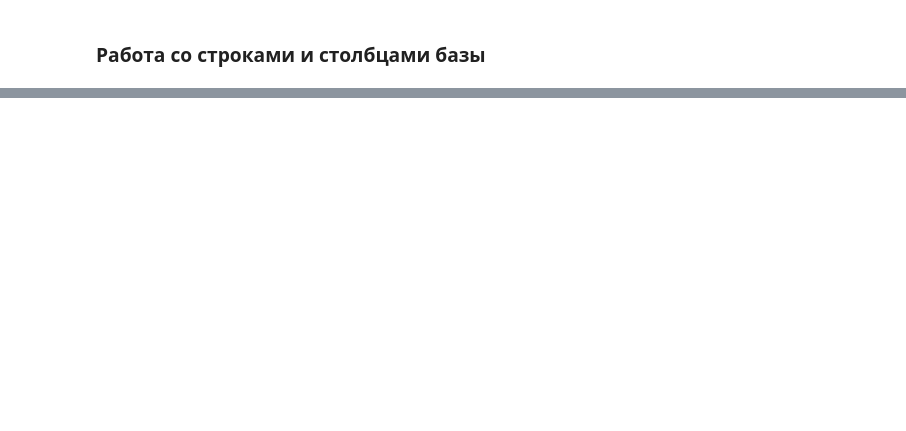
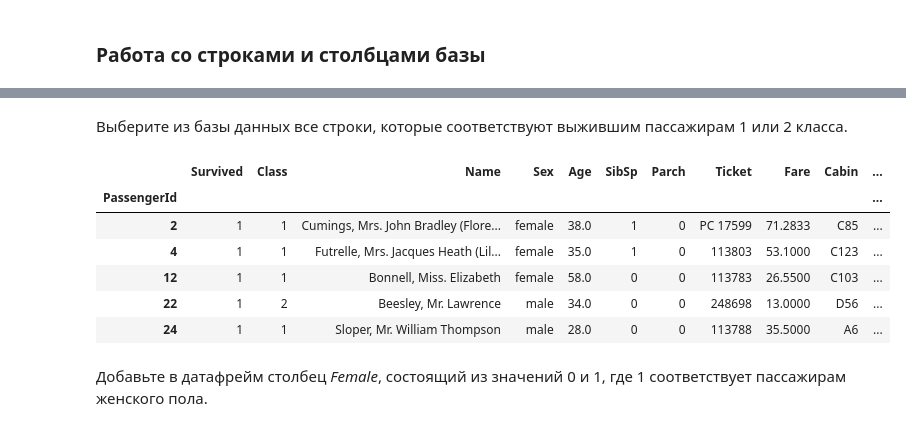
Before and after one commit to allatambov/py-icef, a Jupyter notebook: 4-19-03/practice4-solutions.ipynb, the cells around one changed output, grey strips where cells are left out. Cells and saved outputs as stored; diff of their text form; code cells hidden in the pictures; blank space fills up the shorter version.

```diff
--- a/4-19-03/practice4-solutions.ipynb
+++ b/4-19-03/practice4-solutions.ipynb
@@ -56,0 +199,17 @@
+# %% [markdown]
+Выберите из базы данных все строки, которые соответствуют выжившим пассажирам 1 или 2 класса.
+# %%
+# обратите внимание на порядок круглых скобок: здесь как в арифметике - учитывается порядок действий
+
+surv1_2 = df[(df.Survived == 1) & ((df.Class == 1) | (df.Class == 2))]
+surv1_2.head()
+# %% [output]
+|  | Survived | Class | Name | Sex | Age | SibSp | Parch | Ticket | Fare | Cabin | ... |
+| PassengerId |  |  |  |  |  |  |  |  |  |  | ... |
+| 2 | 1 | 1 | Cumings, Mrs. John Bradley (Flore... | female | 38.0 | 1 | 0 | PC 17599 | 71.2833 | C85 | ... |
+| 4 | 1 | 1 | Futrelle, Mrs. Jacques Heath (Lil... | female | 35.0 | 1 | 0 | 113803 | 53.1000 | C123 | ... |
+| 12 | 1 | 1 | Bonnell, Miss. Elizabeth | female | 58.0 | 0 | 0 | 113783 | 26.5500 | C103 | ... |
+| 22 | 1 | 2 | Beesley, Mr. Lawrence | male | 34.0 | 0 | 0 | 248698 | 13.0000 | D56 | ... |
+| 24 | 1 | 1 | Sloper, Mr. William Thompson | male | 28.0 | 0 | 0 | 113788 | 35.5000 | A6 | ... |
+# %% [markdown]
+Добавьте в датафрейм столбец *Female*, состоящий из значений 0 и 1, где 1 соответствует пассажирам женского пола.
```
Also changed, not shown: parts of 40 cells of this notebook, 6 other files.
